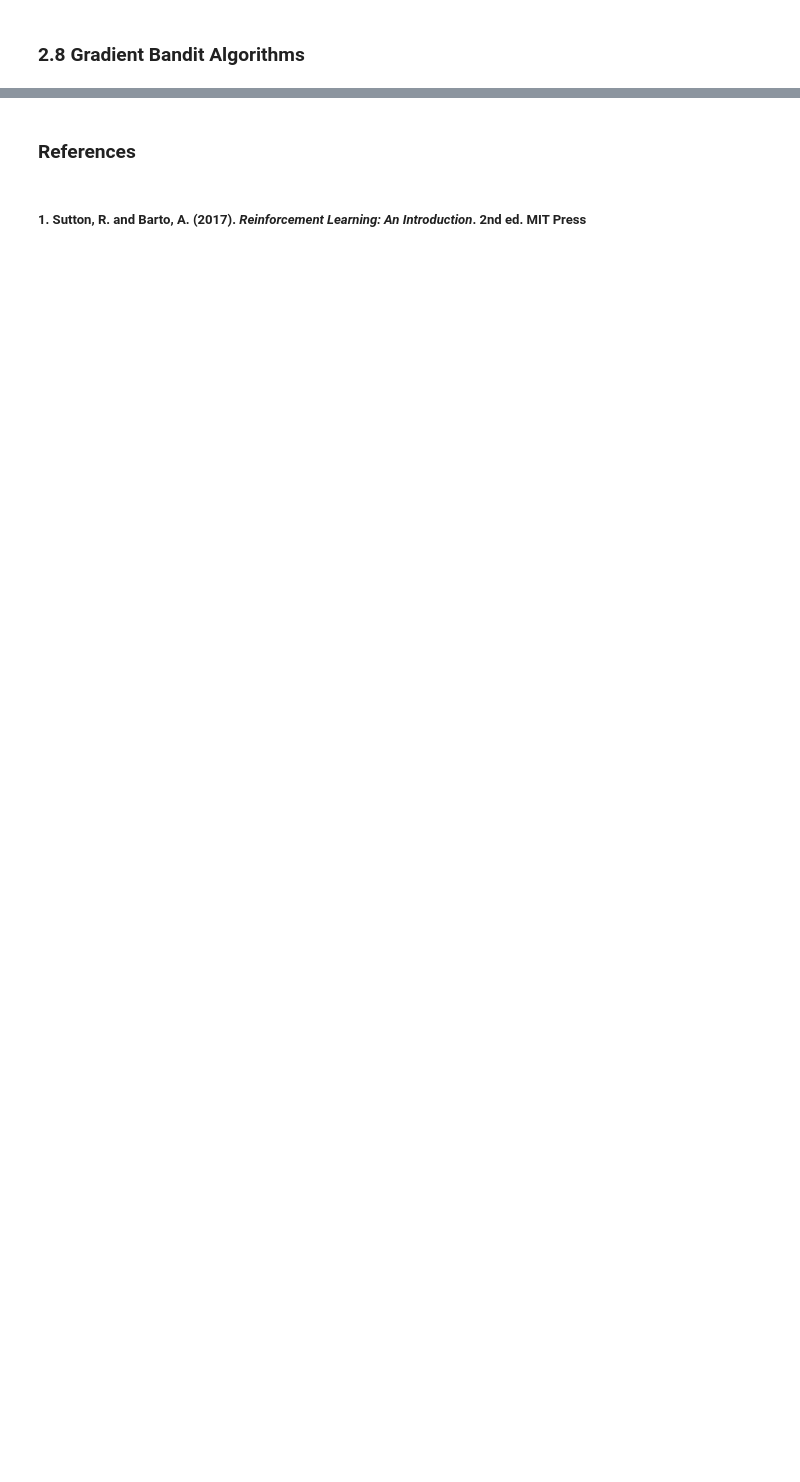
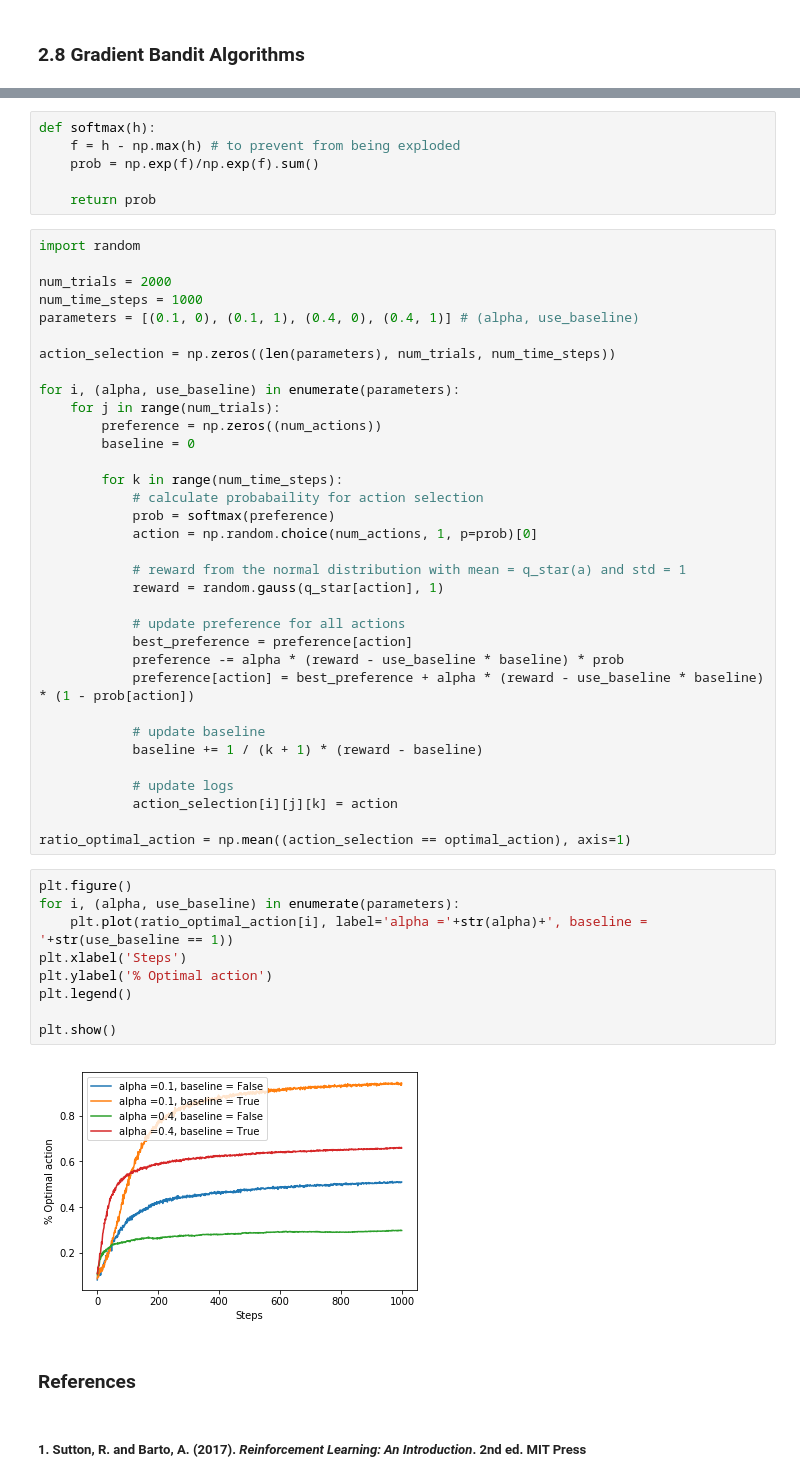
Before and after one commit to Curt-Park/reinforcement_learning_an_introduction, a Jupyter notebook: ch02_multi-armed_bandits/multi-armed_bandits.ipynb, the cells around one changed output, grey strips where cells are left out. Saved outputs shown, nothing was run; the diff lists cells and outputs as text; blank space fills up the shorter version.

```diff
--- a/ch02_multi-armed_bandits/multi-armed_bandits.ipynb
+++ b/ch02_multi-armed_bandits/multi-armed_bandits.ipynb
@@ -364,3 +407,54 @@ plt.show()
+# %%
+def softmax(h):
+    f = h - np.max(h) # to prevent from being exploded
+    prob = np.exp(f)/np.exp(f).sum()
+
+    return prob
+# %%
+import random
+
+num_trials = 2000
+num_time_steps = 1000
+parameters = [(0.1, 0), (0.1, 1), (0.4, 0), (0.4, 1)] # (alpha, use_baseline)
+
+action_selection = np.zeros((len(parameters), num_trials, num_time_steps))
+
+for i, (alpha, use_baseline) in enumerate(parameters):
+    for j in range(num_trials):
+        preference = np.zeros((num_actions))
+        baseline = 0
+
+        for k in range(num_time_steps):
+            # calculate probabaility for action selection
+            prob = softmax(preference)
+            action = np.random.choice(num_actions, 1, p=prob)[0]
+
+            # reward from the normal distribution with mean = q_star(a) and std = 1
+            reward = random.gauss(q_star[action], 1)
+
+            # update preference for all actions
+            best_preference = preference[action]
+            preference -= alpha * (reward - use_baseline * baseline) * prob
+            preference[action] = best_preference + alpha * (reward - use_baseline * baseline) * (1 - prob[action])
+
+            # update baseline
+            baseline += 1 / (k + 1) * (reward - baseline)
+
+            # update logs
+            action_selection[i][j][k] = action
+
+ratio_optimal_action = np.mean((action_selection == optimal_action), axis=1)
+# %%
+plt.figure()
+for i, (alpha, use_baseline) in enumerate(parameters):
+    plt.plot(ratio_optimal_action[i], label='alpha ='+str(alpha)+', baseline = '+str(use_baseline == 1))
+plt.xlabel('Steps')
+plt.ylabel('% Optimal action')
+plt.legend()
+
+plt.show()
+# %% [output]
+[figure, added]
 # %% [markdown]
 ### References
 # %% [markdown]
```
Also changed, not shown: parts of 5 cells of this notebook.
